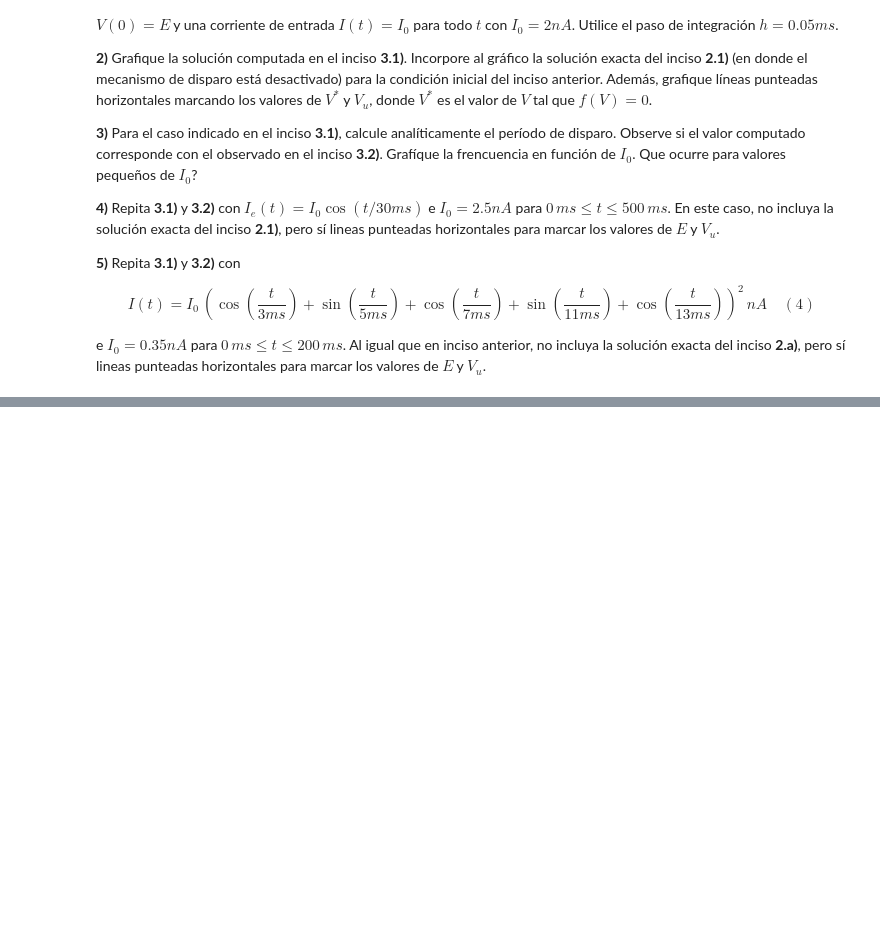
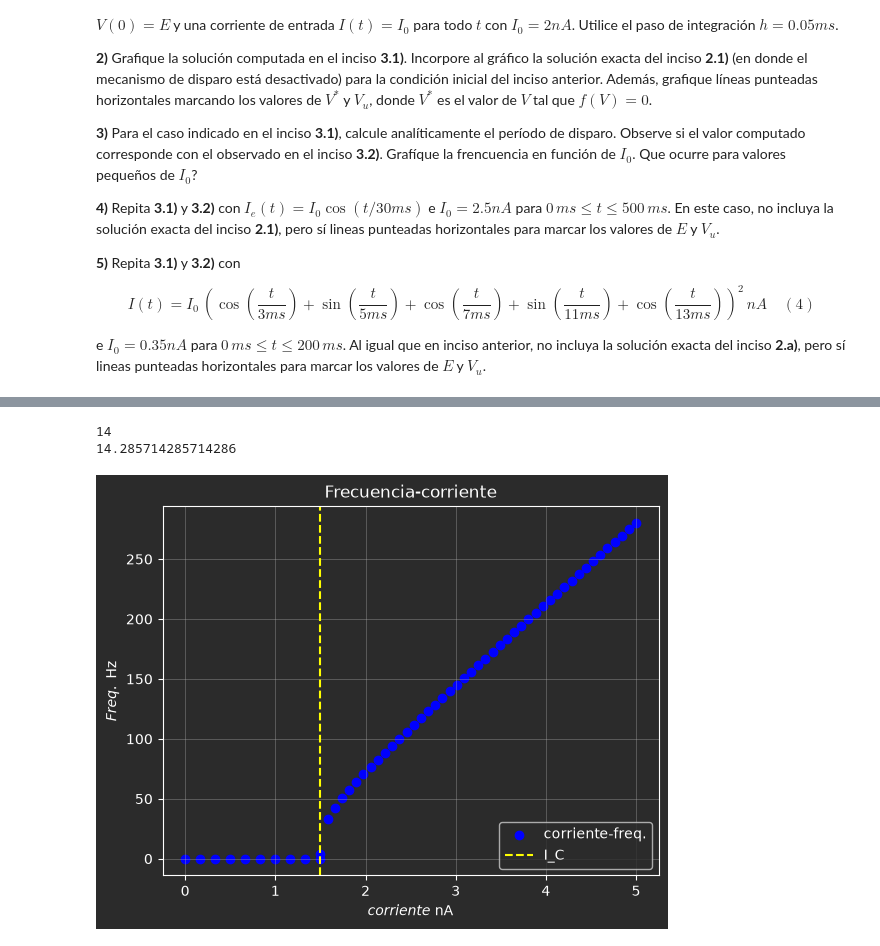
Before and after one commit to alexwicher/RedesNeuronales, a Jupyter notebook: pract5/redes_neuronales_2026_guia_5.ipynb, the cells around one changed output, grey strips where cells are left out. Saved outputs shown, nothing was run; the diff lists cells and outputs as text; code cells hidden in the pictures; blank space fills up the shorter version.

```diff
--- a/pract5/redes_neuronales_2026_guia_5.ipynb
+++ b/pract5/redes_neuronales_2026_guia_5.ipynb
@@ -315,0 +415,39 @@ e $I_0=0.35 nA$ para $0\,ms\leq t\leq 200\,ms$. Al igual que en inciso anterior,
+# %%
+# El periodo satisface Vu = E + RI0(1-e^(-T/r))
+# despejando T = -rln(1- (Vu-E)/(RI0))
+# Tambien hay corriente critica Ic = (Vu - E0) /R (te queda ln(0)) por debajo del cual no hay disparos
+# Ic = 1.5nA (nunca sobrepasa umbral)
+# Para I0 = 2nA T = 13.863ms
+# Frequencia es 1/T (Hertz) 1000/T(ms) --> 72.13 Hz
+
+hits = []
+for i in range(len(w[0, :])):
+    v_i = w[0, :][i]
+    if rk4(f, np.array([v_i]), t[i], h, p) > Vu:
+        hits.append((round(float(t[i]), 2), round(float(v_i), 2)))
+# print(hits)
+print(len(hits))
+
+# si hago b = 2000 con h = 0.02 ==> el periodo me da 13.8888889, con b = 20000 tiende a 13.90ms
+print((b - a) / len(hits))
+
+T = -r * np.log(1 - ((Vu - E) / (R * I0)))
+fre = 1 / T
+I_c = (Vu - E) / R
+I = np.linspace(I_c + 1e-10, 5, 45)
+I_minor = np.linspace(0, I_c - 1e-10, 10)
+
+plt.xlabel('$corriente$ nA')
+plt.ylabel('$Freq.$ Hz')
+plt.scatter(I_minor, I_minor * 0, color='blue')
+plt.scatter(I, 1000 / (-r * np.log(1 - ((Vu - E) / (R * I)))), label="corriente-freq.", linestyle='-', c='blue')
+# plt.axhline(Vu, linestyle='--', color='yellow', label="Umbral")
+plt.axvline(I_c, linestyle='--', color='yellow', label="I_C")
+plt.title(f"Frecuencia-corriente")
+plt.legend()
+plt.grid()
+plt.show()
+# %% [output]
+14
+14.285714285714286
+[figure, added]
```
Also changed, not shown: parts of 5 cells of this notebook, 1 other file.
